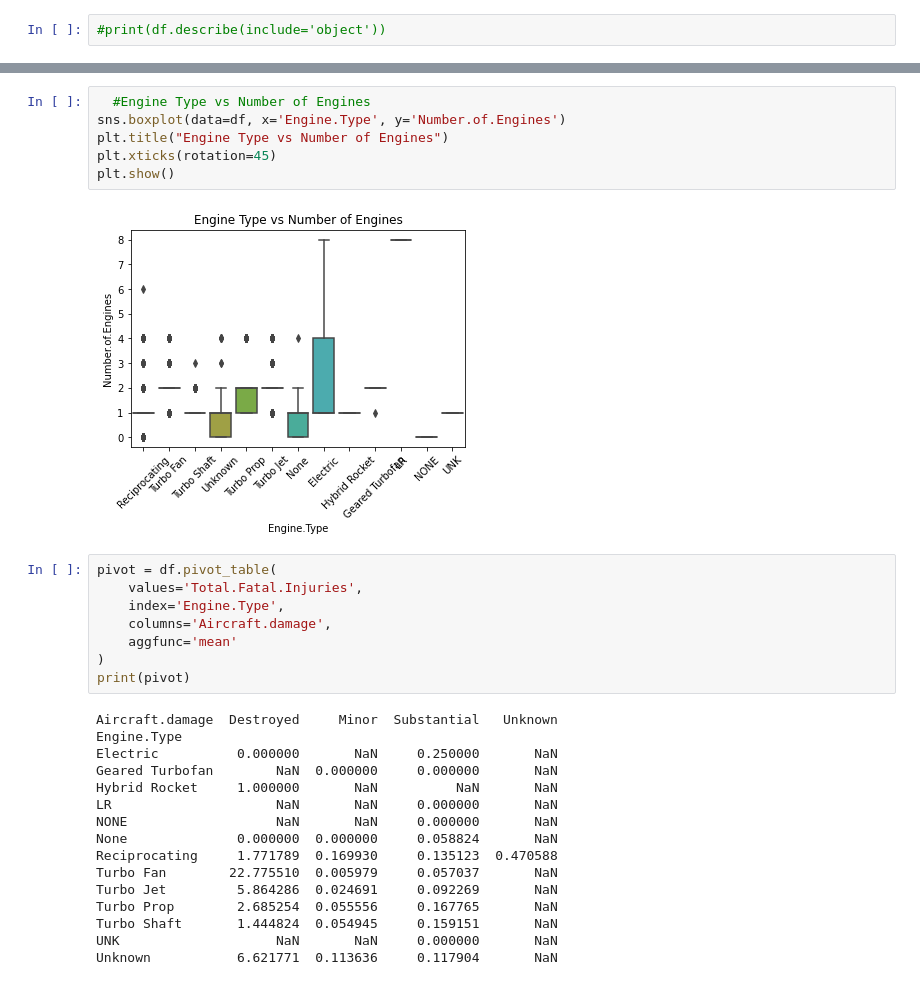
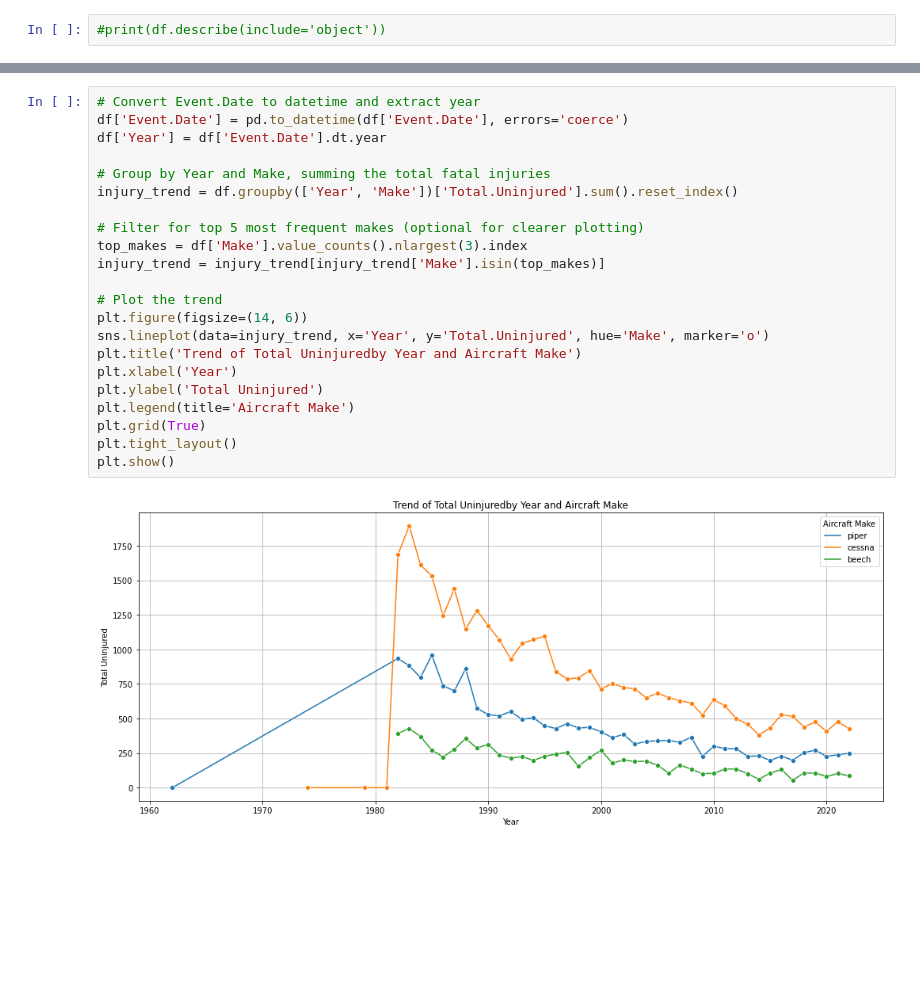
Before and after one commit to Murugi001/Phase-1-project, a Jupyter notebook: student.ipynb, the cells around one changed output, grey strips where cells are left out. Cells and saved outputs as stored; diff of their text form; blank space fills up the shorter version.

```diff
--- a/student.ipynb
+++ b/student.ipynb
@@ -430,32 +366,24 @@ plt.show()
-# %%
-  #Engine Type vs Number of Engines
-sns.boxplot(data=df, x='Engine.Type', y='Number.of.Engines')
-plt.title("Engine Type vs Number of Engines")
-plt.xticks(rotation=45)
-plt.show()
-# %% [output]
-[figure, removed]
-# %%
-pivot = df.pivot_table(
-    values='Total.Fatal.Injuries',
-    index='Engine.Type',
-    columns='Aircraft.damage',
-    aggfunc='mean'
-)
-print(pivot)
-# %% [output]
-Aircraft.damage  Destroyed     Minor  Substantial   Unknown
-Engine.Type
-Electric          0.000000       NaN     0.250000       NaN
-Geared Turbofan        NaN  0.000000     0.000000       NaN
-Hybrid Rocket     1.000000       NaN          NaN       NaN
-LR                     NaN       NaN     0.000000       NaN
-NONE                   NaN       NaN     0.000000       NaN
-None              0.000000  0.000000     0.058824       NaN
-Reciprocating     1.771789  0.169930     0.135123  0.470588
-Turbo Fan        22.775510  0.005979     0.057037       NaN
-Turbo Jet         5.864286  0.024691     0.092269       NaN
-Turbo Prop        2.685254  0.055556     0.167765       NaN
-Turbo Shaft       1.444824  0.054945     0.159151       NaN
-UNK                    NaN       NaN     0.000000       NaN
-Unknown           6.621771  0.113636     0.117904       NaN
+# %%
+# Convert Event.Date to datetime and extract year
+df['Event.Date'] = pd.to_datetime(df['Event.Date'], errors='coerce')
+df['Year'] = df['Event.Date'].dt.year
+
+# Group by Year and Make, summing the total fatal injuries
+injury_trend = df.groupby(['Year', 'Make'])['Total.Uninjured'].sum().reset_index()
+
+# Filter for top 5 most frequent makes (optional for clearer plotting)
+top_makes = df['Make'].value_counts().nlargest(3).index
+injury_trend = injury_trend[injury_trend['Make'].isin(top_makes)]
+
+# Plot the trend
+plt.figure(figsize=(14, 6))
+sns.lineplot(data=injury_trend, x='Year', y='Total.Uninjured', hue='Make', marker='o')
+plt.title('Trend of Total Uninjuredby Year and Aircraft Make')
+plt.xlabel('Year')
+plt.ylabel('Total Uninjured')
+plt.legend(title='Aircraft Make')
+plt.grid(True)
+plt.tight_layout()
+plt.show()
+# %% [output]
+[figure, added]
```
Also changed, not shown: parts of 15 cells of this notebook, 1 other file.
